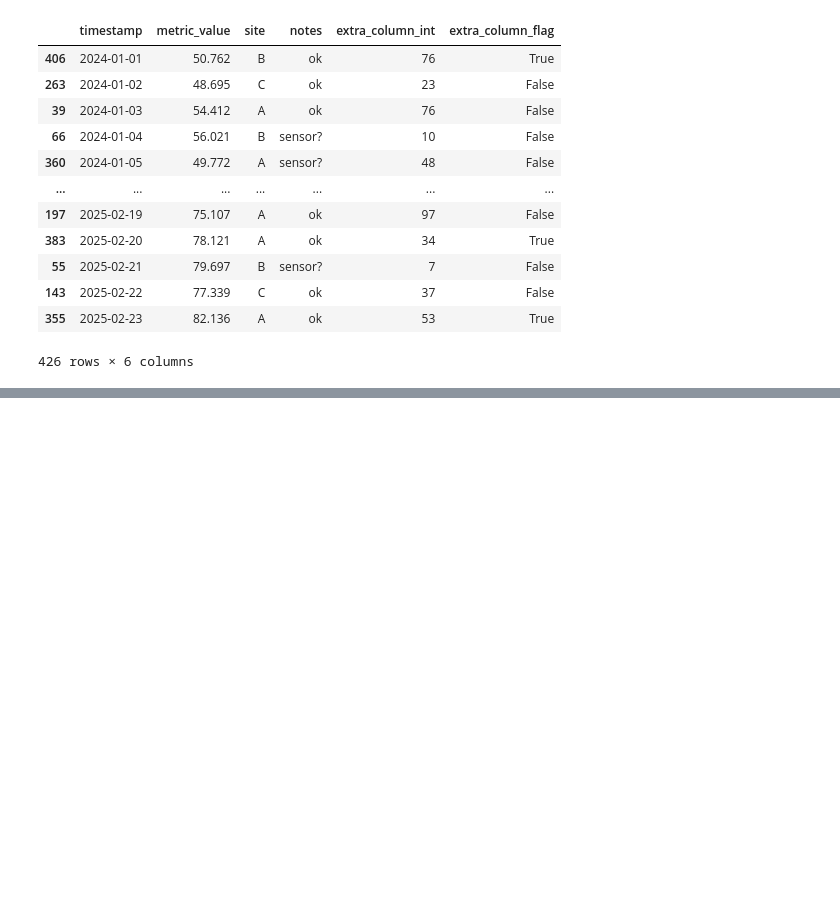
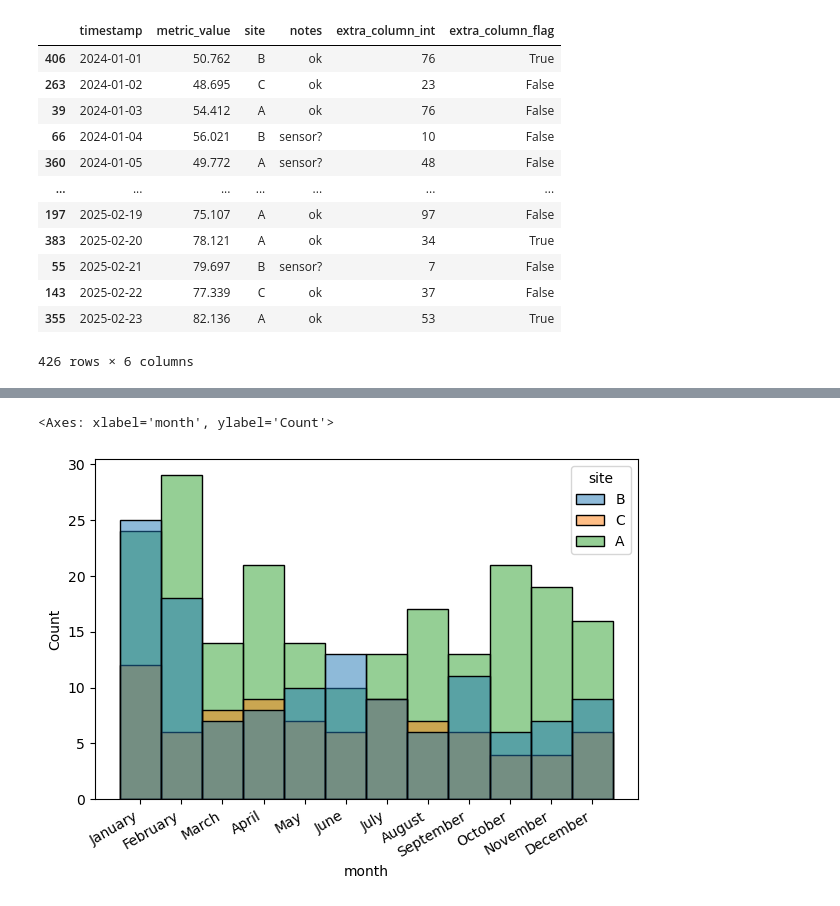
Before and after one commit to uofl-sbabb/DataVisualizationCSE-551, a Jupyter notebook: Project2/Assignment2-Part2.ipynb, the cells around one changed output, grey strips where cells are left out. Cells and saved outputs as stored; diff of their text form; code cells hidden in the pictures; blank space fills up the shorter version.

```diff
--- a/Project2/Assignment2-Part2.ipynb
+++ b/Project2/Assignment2-Part2.ipynb
@@ -312,0 +331,8 @@ See the caveats in the documentation: https://pandas.pydata.org/pandas-docs/stab
+# %%
+# Seasonal aggregation by month for each site:
+fig, ax = plt.subplots(figsize=(7, 5))
+fig.autofmt_xdate()
+sns.histplot(data=clean_timeseries_df, x='month', hue='site')
+# %% [output]
+<Axes: xlabel='month', ylabel='Count'>
+[figure, added]
```
Also changed, not shown: parts of 28 cells of this notebook, 1 other file.
